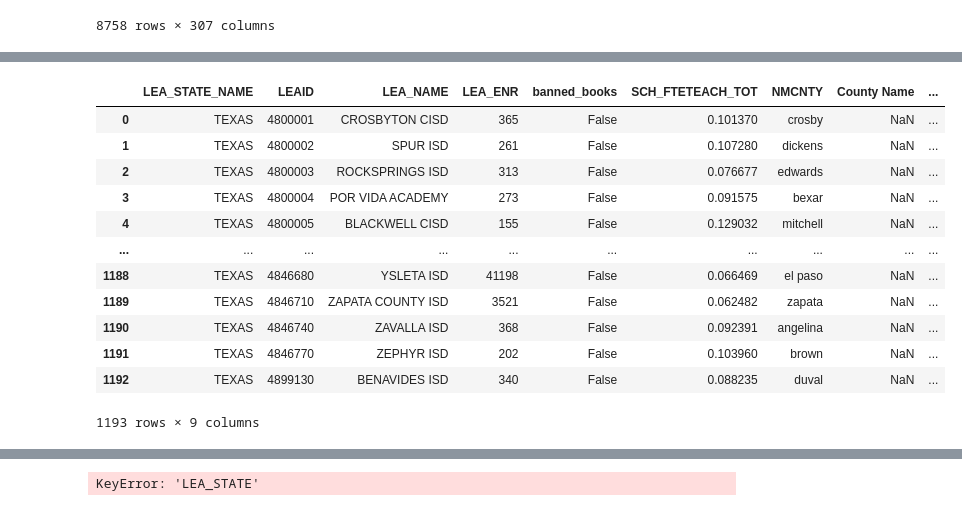
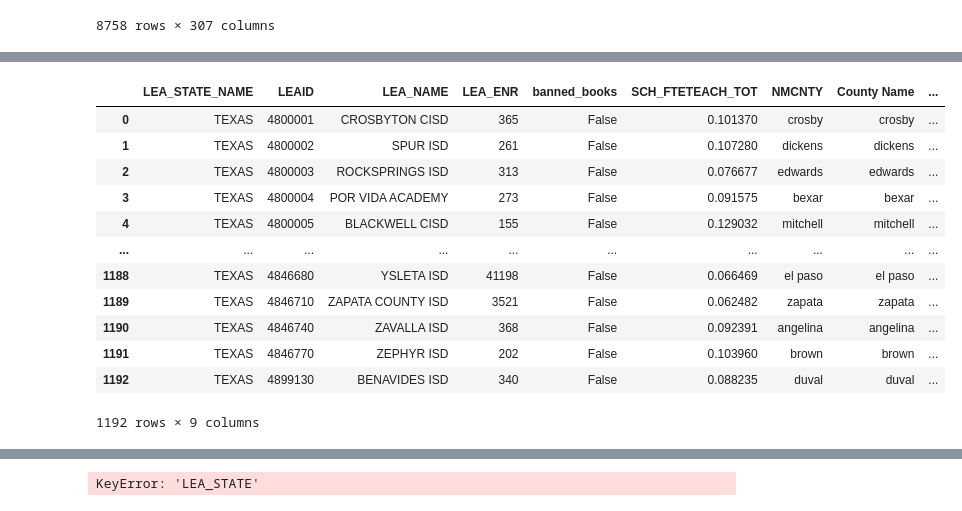
Before and after one commit to sanions/bookbans, a Jupyter notebook: table_creation.ipynb, the cells around one changed output, grey strips where cells are left out. Cells and saved outputs as stored; diff of their text form; code cells hidden in the pictures.

```diff
--- a/table_creation.ipynb
+++ b/table_creation.ipynb
@@ -158,27 +169,26 @@ df_result.loc[df_result["County Name"] == "crosby"]
 # %%
 # Merge our books df with our county leaning df
 merged["NMCNTY"] = merged["NMCNTY"].str.lower()
-merged["NMCNTY"] = merged["NMCNTY"].str.replace('county', '', case=False)
-df_result["County Name"] = df_result["County Name"].str.lower()
+merged["NMCNTY"] = merged["NMCNTY"].str.replace('county', '', case=False).str.strip()
+df_result["County Name"] = df_result["County Name"].str.lower().str.strip()
 df_result = df_result[["County Name", "overall_TPI"]]
-df_result["County Name"] = df_result["County Name"].astype(str)
+df_result["NMCNTY"] = df_result["County Name"].astype(str)
+merged["NMCNTY"] = merged["NMCNTY"].astype(str)
 
-# df_result["County Name"].sort_values()
-# merged["NMCNTY"].sort_values()
-
-test = pd.merge(merged, df_result, left_on='NMCNTY', right_on='County Name', how='left')
-test.sort_values(by="overall_TPI")
+merged = merged.merge(df_result, on='NMCNTY', how='left')
-# %% [output]
-|  | LEA_STATE_NAME | LEAID | LEA_NAME | LEA_ENR | banned_books | SCH_FTETEACH_TOT | NMCNTY | County Name | ... |
-| 0 | TEXAS | 4800001 | CROSBYTON CISD | 365 | False | 0.101370 | crosby | NaN | ... |
-| 1 | TEXAS | 4800002 | SPUR ISD | 261 | False | 0.107280 | dickens | NaN | ... |
-| 2 | TEXAS | 4800003 | ROCKSPRINGS ISD | 313 | False | 0.076677 | edwards | NaN | ... |
-| 3 | TEXAS | 4800004 | POR VIDA ACADEMY | 273 | False | 0.091575 | bexar | NaN | ... |
-| 4 | TEXAS | 4800005 | BLACKWELL CISD | 155 | False | 0.129032 | mitchell | NaN | ... |
-| ... | ... | ... | ... | ... | ... | ... | ... | ... | ... |
-| 1188 | TEXAS | 4846680 | YSLETA ISD | 41198 | False | 0.066469 | el paso | NaN | ... |
-| 1189 | TEXAS | 4846710 | ZAPATA COUNTY ISD | 3521 | False | 0.062482 | zapata | NaN | ... |
-| 1190 | TEXAS | 4846740 | ZAVALLA ISD | 368 | False | 0.092391 | angelina | NaN | ... |
-| 1191 | TEXAS | 4846770 | ZEPHYR ISD | 202 | False | 0.103960 | brown | NaN | ... |
-| 1192 | TEXAS | 4899130 | BENAVIDES ISD | 340 | False | 0.088235 | duval | NaN | ... |
-1193 rows × 9 columns
+# %%
+merged.dropna()
+# %% [output]
+|  | LEA_STATE_NAME | LEAID | LEA_NAME | LEA_ENR | banned_books | SCH_FTETEACH_TOT | NMCNTY | County Name | ... |
+| 0 | TEXAS | 4800001 | CROSBYTON CISD | 365 | False | 0.101370 | crosby | crosby | ... |
+| 1 | TEXAS | 4800002 | SPUR ISD | 261 | False | 0.107280 | dickens | dickens | ... |
+| 2 | TEXAS | 4800003 | ROCKSPRINGS ISD | 313 | False | 0.076677 | edwards | edwards | ... |
+| 3 | TEXAS | 4800004 | POR VIDA ACADEMY | 273 | False | 0.091575 | bexar | bexar | ... |
+| 4 | TEXAS | 4800005 | BLACKWELL CISD | 155 | False | 0.129032 | mitchell | mitchell | ... |
+| ... | ... | ... | ... | ... | ... | ... | ... | ... | ... |
+| 1188 | TEXAS | 4846680 | YSLETA ISD | 41198 | False | 0.066469 | el paso | el paso | ... |
+| 1189 | TEXAS | 4846710 | ZAPATA COUNTY ISD | 3521 | False | 0.062482 | zapata | zapata | ... |
+| 1190 | TEXAS | 4846740 | ZAVALLA ISD | 368 | False | 0.092391 | angelina | angelina | ... |
+| 1191 | TEXAS | 4846770 | ZEPHYR ISD | 202 | False | 0.103960 | brown | brown | ... |
+| 1192 | TEXAS | 4899130 | BENAVIDES ISD | 340 | False | 0.088235 | duval | duval | ... |
+1192 rows × 9 columns
```
Also changed, not shown: parts of 4 cells of this notebook.
